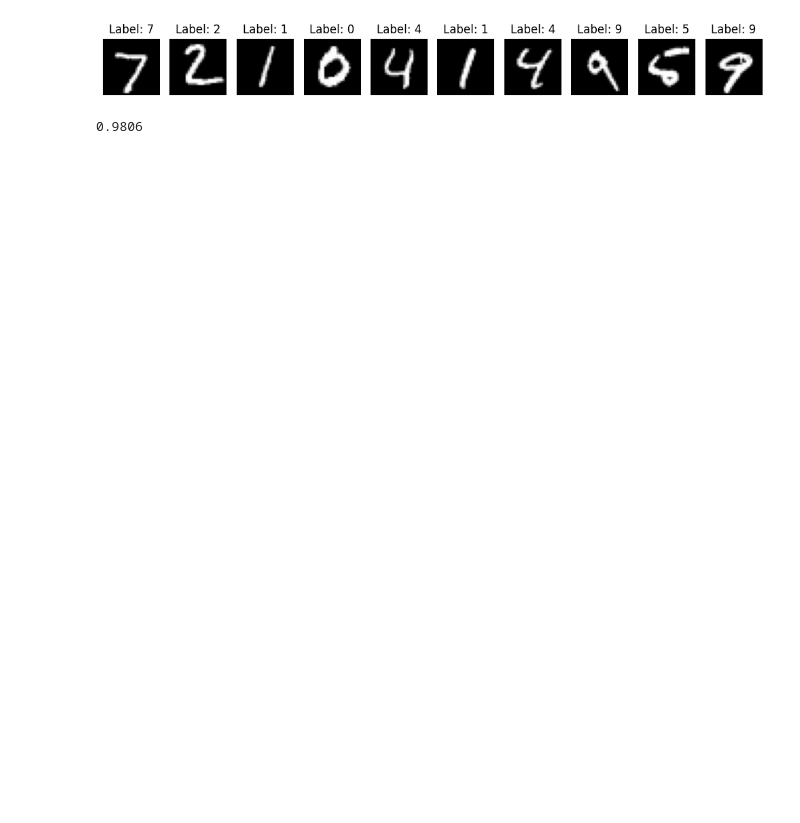
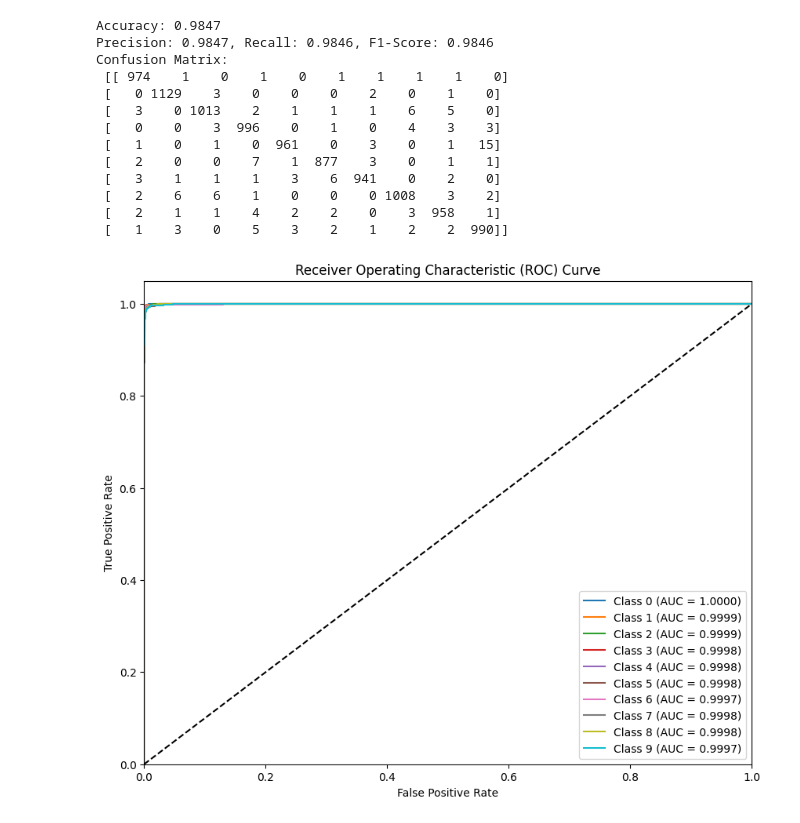
Before and after one commit to m-d-nabeel/mnist-dataset, a Jupyter notebook: MNIST_dataset.ipynb, the cells around one changed output. Cells and saved outputs as stored; diff of their text form; code cells hidden in the pictures; blank space fills up the shorter version.

```diff
--- a/MNIST_dataset.ipynb
+++ b/MNIST_dataset.ipynb
@@ -153,13 +111,2 @@ array([[9.2929718e-17, 7.3052103e-12, 5.7338600e-12, ..., 9.9999994e-01,
 # %%
-y_pred = y_pred.argmax(axis=1)
+# y_pred = y_pred.argmax(axis=1)
-# %%
-print_images(X_test, y_pred, 10)
-# %% [output]
-[figure, removed]
-# %%
-from sklearn.metrics import accuracy_score
-
-ac_score = accuracy_score(y_test, y_pred)
-print(ac_score)
-# %% [output]
-0.9806
@@ -165,0 +117,55 @@ print(ac_score)
+# %%
+from keras.utils import to_categorical
+y_test = to_categorical(y_test, num_classes=10)
+y_pred_classes = np.argmax(y_pred, axis=1)
+y_true = np.argmax(y_test, axis=1)
+
+# Calculate accuracy
+accuracy = accuracy_score(y_true, y_pred_classes)
+print(f"Accuracy: {accuracy:.4f}")
+
+# Calculate precision, recall, and F1-score (macro-averaged)
+precision = precision_score(y_true, y_pred_classes, average='macro')
+recall = recall_score(y_true, y_pred_classes, average='macro')
+f1 = f1_score(y_true, y_pred_classes, average='macro')
+print(f"Precision: {precision:.4f}, Recall: {recall:.4f}, F1-Score: {f1:.4f}")
+
+# Calculate confusion matrix
+cm = confusion_matrix(y_true, y_pred_classes)
+print("Confusion Matrix:\n", cm)
+
+# Calculate ROC curve and AUC
+fpr = dict()
+tpr = dict()
+roc_auc = dict()
+for i in range(10):
+    fpr[i], tpr[i], _ = roc_curve(y_test[:, i], y_pred[:, i])
+    roc_auc[i] = auc(fpr[i], tpr[i])
+
+# Plot ROC curves
+plt.figure(figsize=(10, 8))
+for i in range(10):
+    plt.plot(fpr[i], tpr[i], label=f'Class {i} (AUC = {roc_auc[i]:.4f})')
+plt.plot([0, 1], [0, 1], 'k--')
+plt.xlim([0.0, 1.0])
+plt.ylim([0.0, 1.05])
+plt.xlabel('False Positive Rate')
+plt.ylabel('True Positive Rate')
+plt.title('Receiver Operating Characteristic (ROC) Curve')
+plt.legend(loc="lower right")
+plt.show()
+# %% [output]
+Accuracy: 0.9847
+Precision: 0.9847, Recall: 0.9846, F1-Score: 0.9846
+Confusion Matrix:
+ [[ 974    1    0    1    0    1    1    1    1    0]
+ [   0 1129    3    0    0    0    2    0    1    0]
+ [   3    0 1013    2    1    1    1    6    5    0]
+ [   0    0    3  996    0    1    0    4    3    3]
+ [   1    0    1    0  961    0    3    0    1   15]
+ [   2    0    0    7    1  877    3    0    1    1]
+ [   3    1    1    1    3    6  941    0    2    0]
+ [   2    6    6    1    0    0    0 1008    3    2]
+ [   2    1    1    4    2    2    0    3  958    1]
+ [   1    3    0    5    3    2    1    2    2  990]]
+[figure, added]
```
Also changed, not shown: parts of 35 cells of this notebook.
